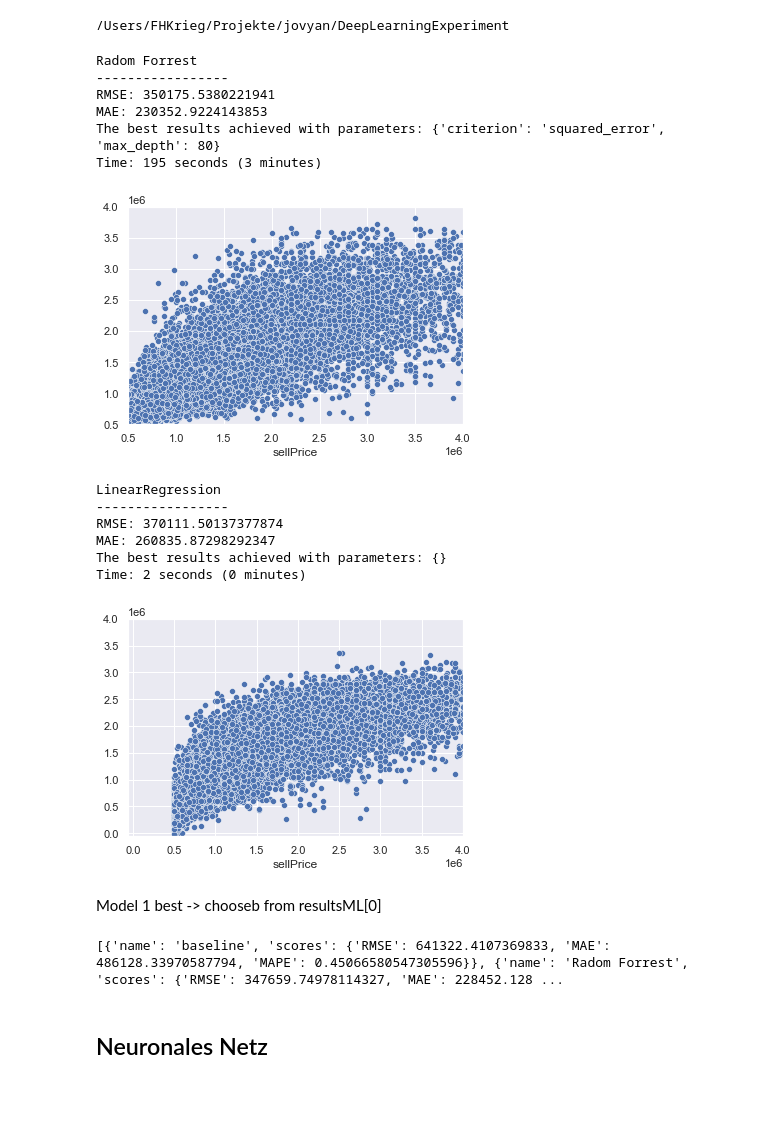
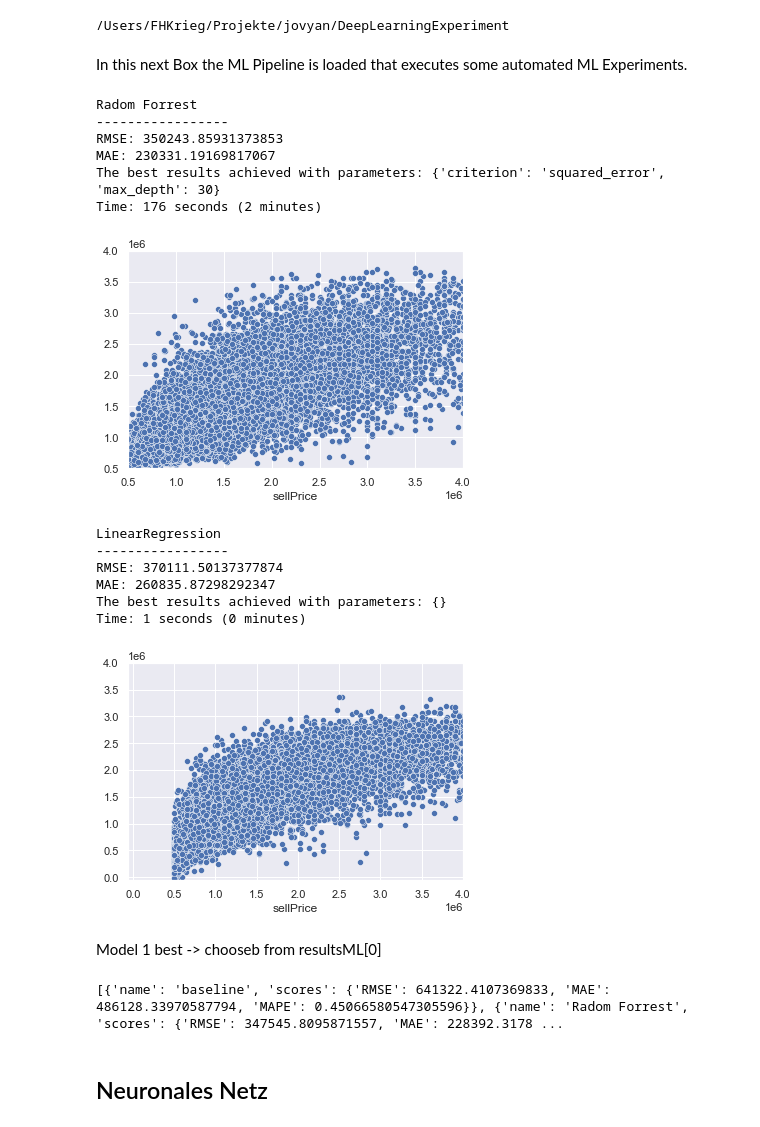
Before and after one commit to FHKrieg/DeepLearningAbschluss, a Jupyter notebook: EDA2.ipynb, the cells around one changed output. Saved outputs shown, nothing was run; the diff lists cells and outputs as text; code cells hidden in the pictures; blank space fills up the shorter version.

Commit message:
First full run experiments

```diff
--- a/EDA2.ipynb
+++ b/EDA2.ipynb
@@ -221,37 +223,41 @@ if module_path not in sys.path:
     sys.path.append(module_path)
 # %% [output]
 /Users/FHKrieg/Projekte/jovyan/DeepLearningExperiment
+# %% [markdown]
+In this next Box the ML Pipeline is loaded that executes some automated ML Experiments.
 # %%
 from Pipline import Pipeline
 from sklearn.linear_model import LinearRegression
 from sklearn.ensemble import RandomForestRegressor
 # %%
+#Defining the pipeline to not stratify the data and to run 5 fold 3 repeat cross validation
 pipe1 = Pipeline(False,3,5)
+#The Expermints selected are the Random Forrest with a few parameters and Linear Regression
 experiments = [{"name":"Radom Forrest",
-    "model":RandomForestRegressor(n_jobs=-1),
+    "model":RandomForestRegressor(n_jobs=-1, random_state=42),
     "parameters":{
         "criterion":["squared_error"],
-        "max_depth":[30,80,100,200,300]
+        "max_depth":[30,80,100,200,300],
     }},
     {"name":"LinearRegression",
     "model":LinearRegression(n_jobs=-1),
     "parameters":{
     }}]
 resultsML = pipe1.run_experiments_float(experiments,X=X_1_train,Y=y_1_train,Scaler=MinMaxScaler(), scoring="neg_mean_squared_error")
 # %% [output]
 Radom Forrest
 -----------------
-RMSE: 350175.5380221941
-MAE: 230352.9224143853
-The best results achieved with parameters: {'criterion': 'squared_error', 'max_depth': 80}
-Time: 195 seconds (3 minutes)
+RMSE: 350243.85931373853
+MAE: 230331.19169817067
+The best results achieved with parameters: {'criterion': 'squared_error', 'max_depth': 30}
+Time: 176 seconds (2 minutes)
-[figure, old version]
+[figure, new version]
 LinearRegression
 -----------------
 RMSE: 370111.50137377874
 MAE: 260835.87298292347
 The best results achieved with parameters: {}
-Time: 2 seconds (0 minutes)
+Time: 1 seconds (0 minutes)
 [figure]
 # %% [markdown]
 Model 1 best -> chooseb from resultsML[0]
@@ -265,7 +271,7 @@ Results.append({"name":resultsML[0]["name"],"scores":{"RMSE":RMSE,"MAE":MAE,"MAP
 # %%
 print(Results)
 # %% [output]
-[{'name': 'baseline', 'scores': {'RMSE': 641322.4107369833, 'MAE': 486128.33970587794, 'MAPE': 0.45066580547305596}}, {'name': 'Radom Forrest', 'scores': {'RMSE': 347659.74978114327, 'MAE': 228452.128 ...
+[{'name': 'baseline', 'scores': {'RMSE': 641322.4107369833, 'MAE': 486128.33970587794, 'MAPE': 0.45066580547305596}}, {'name': 'Radom Forrest', 'scores': {'RMSE': 347545.8095871557, 'MAE': 228392.3178 ...
 # %% [markdown]
 ## Neuronales Netz
 # %%
```
Also changed, not shown: parts of 61 cells of this notebook.
